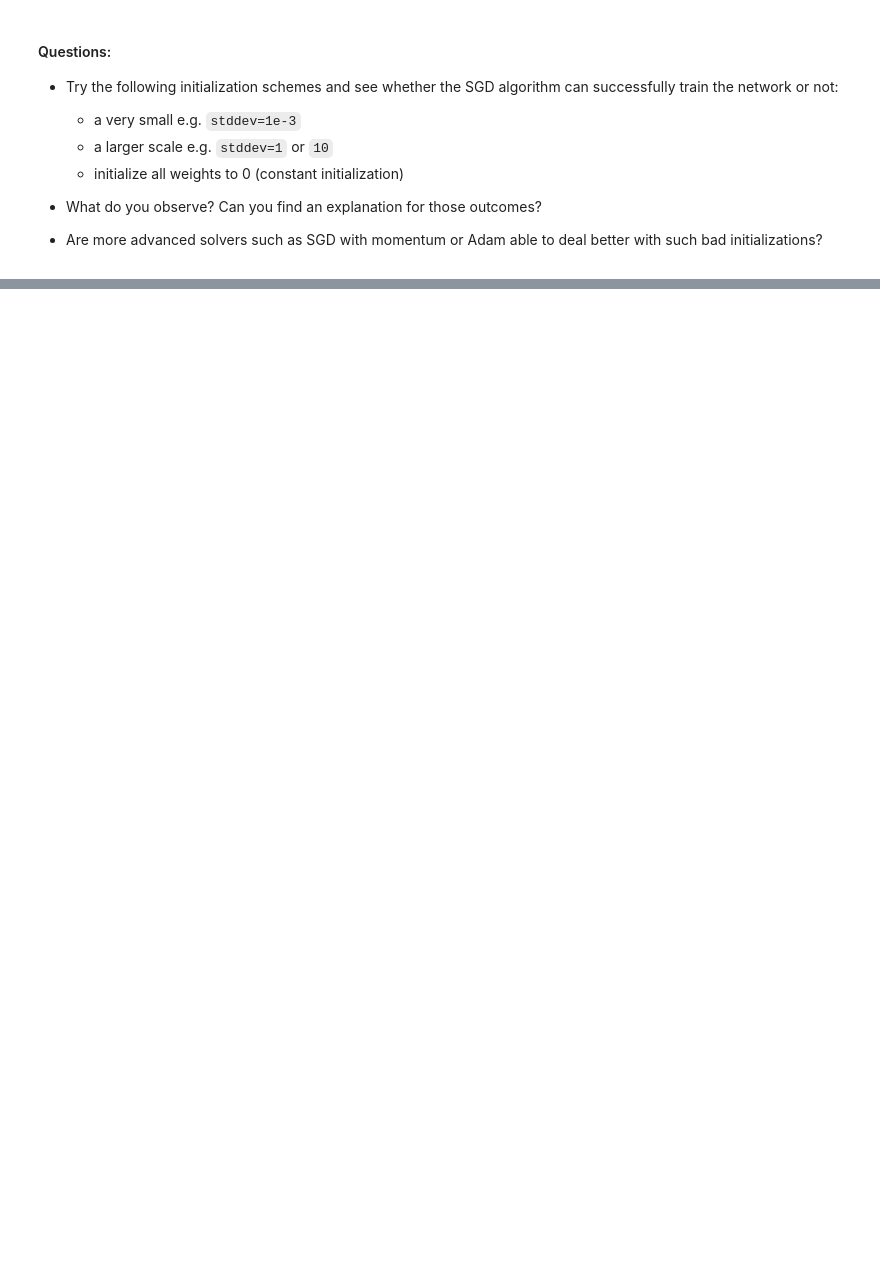
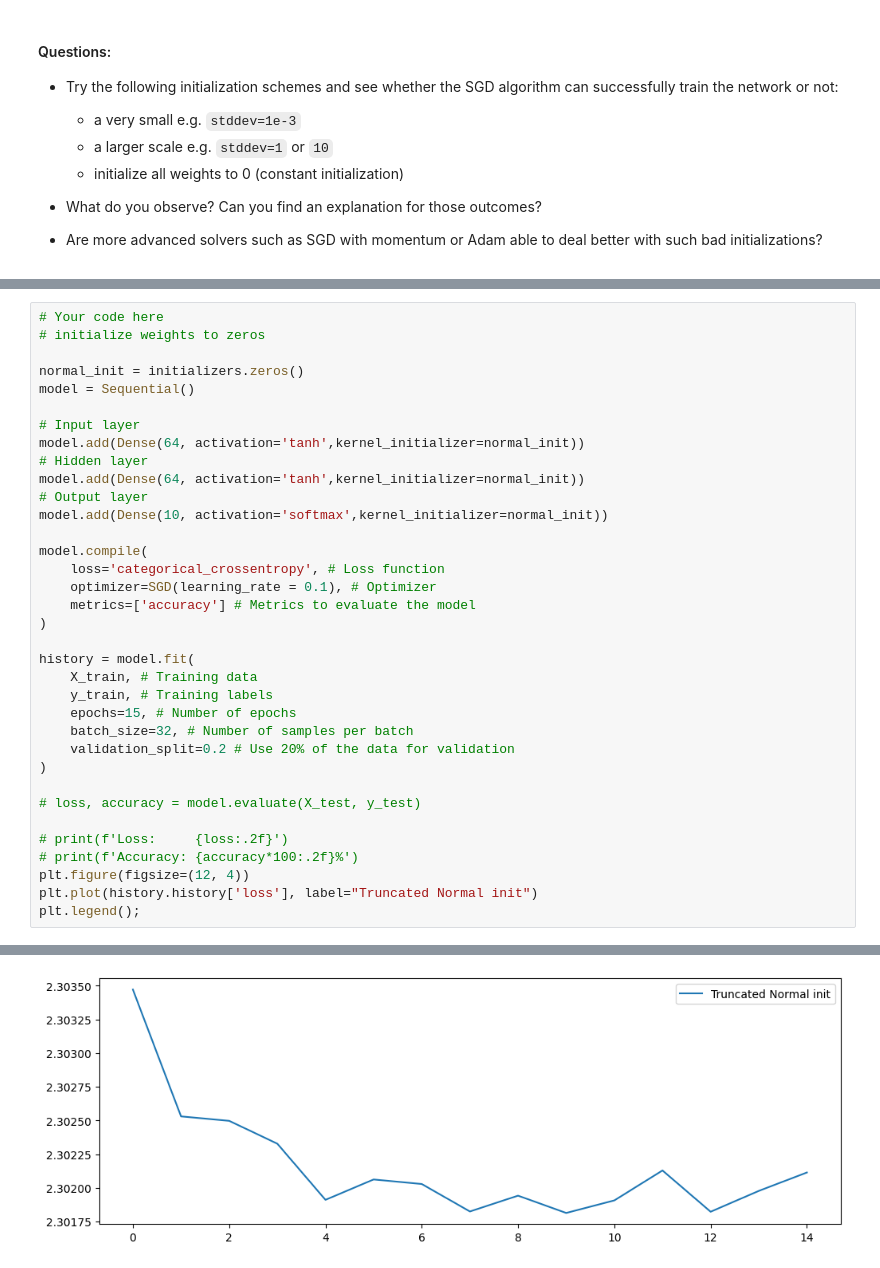
Before and after one commit to UofT-DSI/deep_learning, a Jupyter notebook: 01_materials/labs/lab_1.ipynb, the cells around one changed output, grey strips where cells are left out. Drawn from its saved outputs; the diff is of its cells as text; blank space fills up the shorter version.

```diff
--- a/01_materials/labs/lab_1.ipynb
+++ b/01_materials/labs/lab_1.ipynb
@@ -398,0 +913,36 @@ model.layers[0].weights
+# %%
+# Your code here
+# initialize weights to zeros
+
+normal_init = initializers.zeros()
+model = Sequential()
+
+# Input layer
+model.add(Dense(64, activation='tanh',kernel_initializer=normal_init))
+# Hidden layer
+model.add(Dense(64, activation='tanh',kernel_initializer=normal_init))
+# Output layer
+model.add(Dense(10, activation='softmax',kernel_initializer=normal_init))
+
+model.compile(
+    loss='categorical_crossentropy', # Loss function
+    optimizer=SGD(learning_rate = 0.1), # Optimizer
+    metrics=['accuracy'] # Metrics to evaluate the model
+)
+
+history = model.fit(
+    X_train, # Training data
+    y_train, # Training labels
+    epochs=15, # Number of epochs
+    batch_size=32, # Number of samples per batch
+    validation_split=0.2 # Use 20% of the data for validation
+)
+
+# loss, accuracy = model.evaluate(X_test, y_test)
+
+# print(f'Loss:     {loss:.2f}')
+# print(f'Accuracy: {accuracy*100:.2f}%')
+plt.figure(figsize=(12, 4))
+plt.plot(history.history['loss'], label="Truncated Normal init")
+plt.legend();
+# %% [output]
@@ -398,0 +966 @@ model.layers[0].weights
+[figure, added]
```
Also changed, not shown: parts of 43 cells of this notebook, 2 other files.
